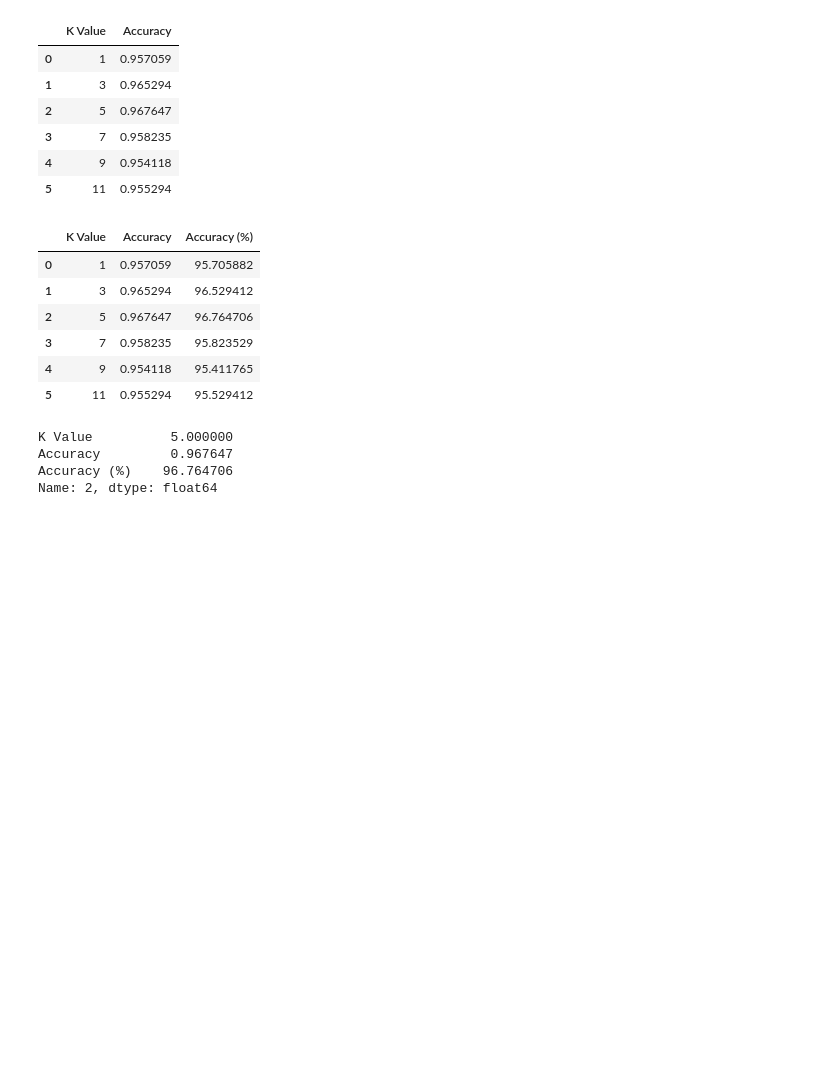
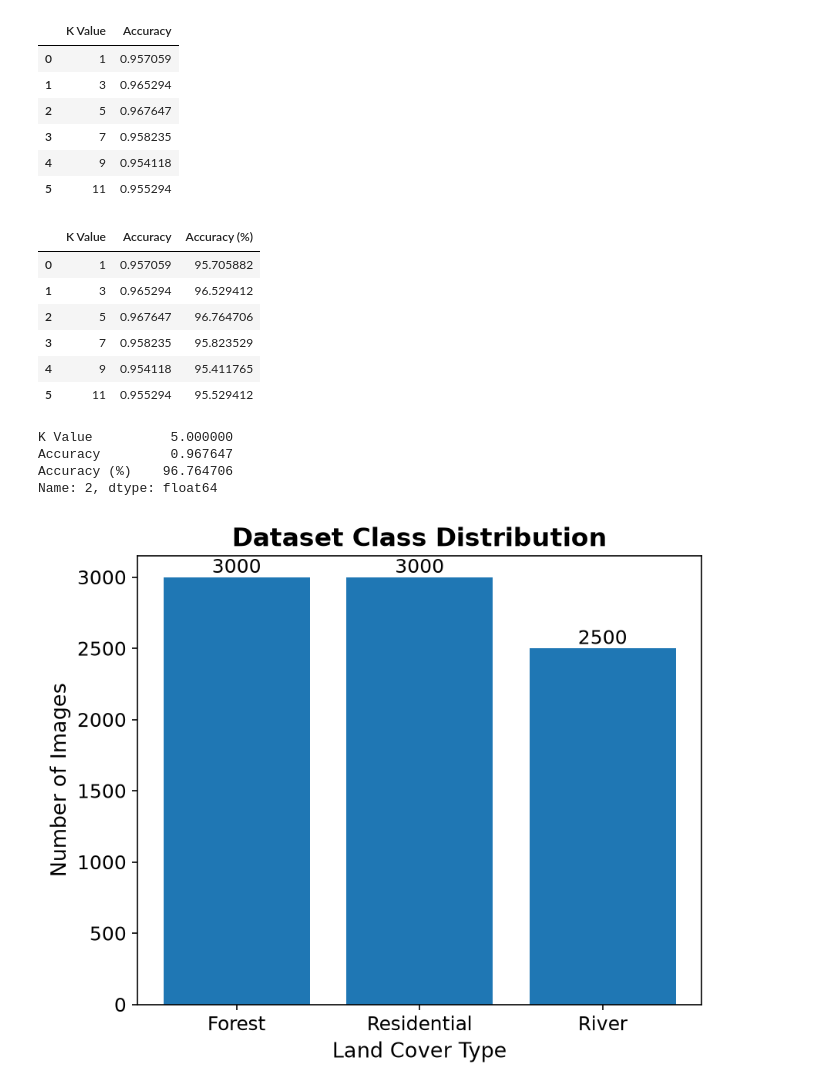
Before and after one commit to aksharabharath/satellite-landcover-knn, a Jupyter notebook: notebooks/04_model_analysis.ipynb, the cells around one changed output. Drawn from its saved outputs; the diff is of its cells as text; code cells hidden in the pictures; blank space fills up the shorter version.

```diff
--- a/notebooks/04_model_analysis.ipynb
+++ b/notebooks/04_model_analysis.ipynb
@@ -143,3 +143,42 @@ K Value          5.000000
 Accuracy         0.967647
 Accuracy (%)    96.764706
 Name: 2, dtype: float64
+# %%
+import matplotlib.pyplot as plt
+
+plt.rcParams["figure.figsize"] = (8,5)
+plt.rcParams["font.size"] = 12
+plt.rcParams["axes.titlesize"] = 16
+plt.rcParams["axes.labelsize"] = 13
+plt.rcParams["figure.dpi"] = 150
+counts = df["Label"].value_counts()
+
+plt.figure(figsize=(6,5))
+
+bars = plt.bar(
+    counts.index,
+    counts.values
+)
+
+plt.title("Dataset Class Distribution",
+          fontweight="bold")
+
+plt.xlabel("Land Cover Type")
+plt.ylabel("Number of Images")
+
+for bar in bars:
+    plt.text(
+        bar.get_x()+bar.get_width()/2,
+        bar.get_height()+30,
+        int(bar.get_height()),
+        ha="center"
+    )
+
+plt.tight_layout()
+
+plt.savefig("../images/class_distribution.png",
+            dpi=300)
+
+plt.show()
+# %% [output]
+[figure, added]
```
Also changed, not shown: parts of 2 cells of this notebook, 9 other files.
